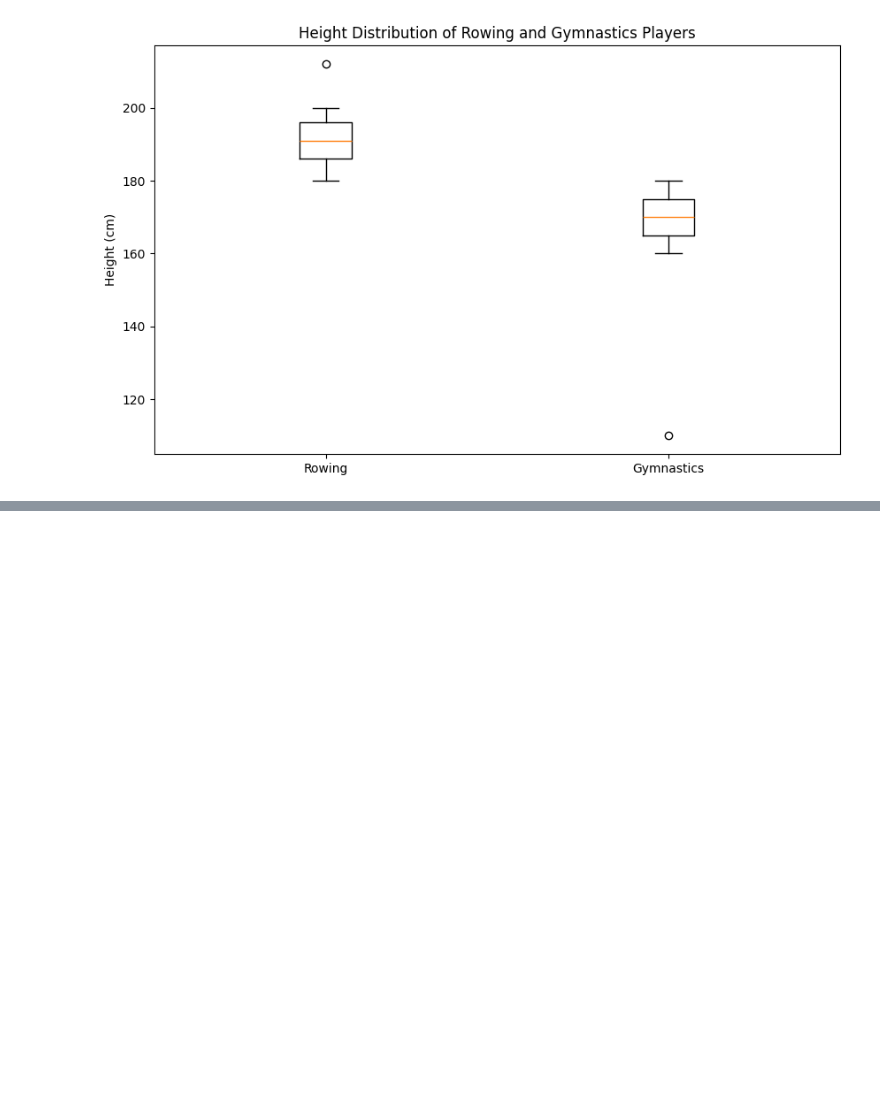
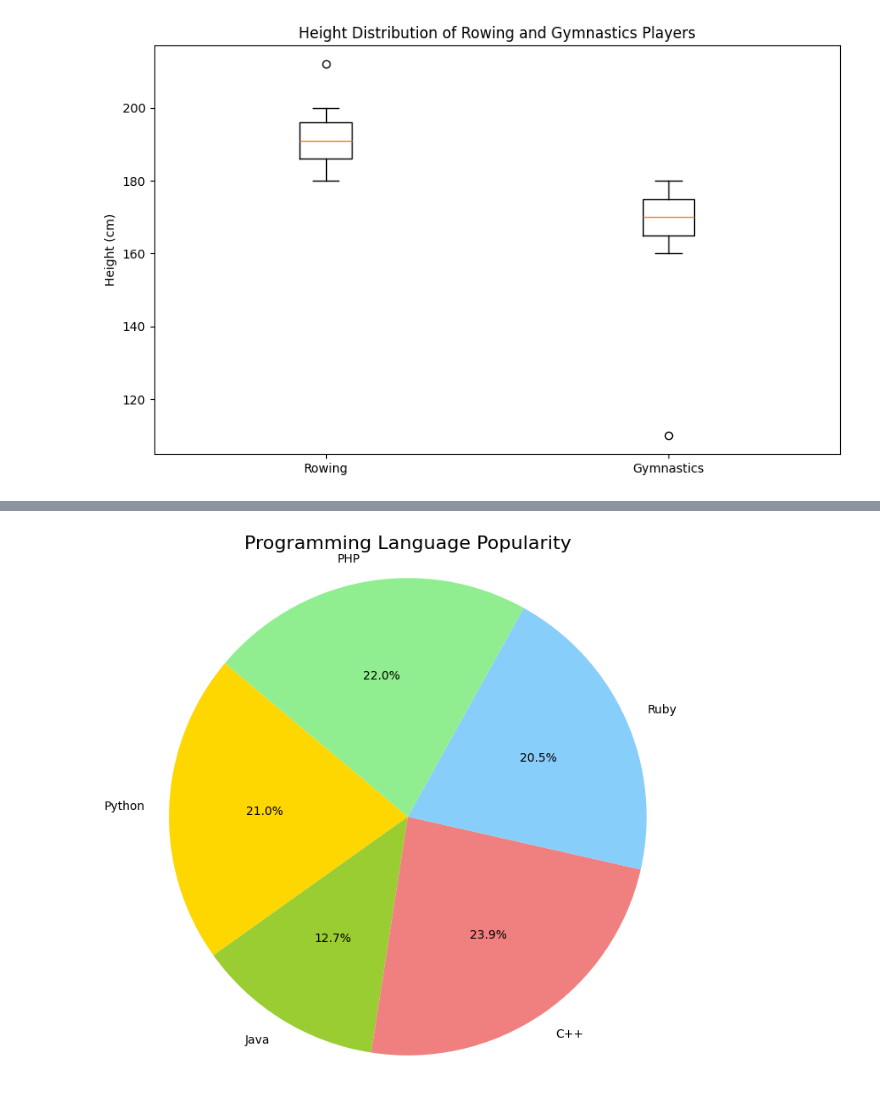
Before and after one commit to cruvss/2D-Data-Visualization, a Jupyter notebook: notebook.ipynb, the cells around one changed output, grey strips where cells are left out. Drawn from its saved outputs; the diff is of its cells as text; code cells hidden in the pictures; blank space fills up the shorter version.

Commit message:
add pie chart

```diff
--- a/notebook.ipynb
+++ b/notebook.ipynb
@@ -286,0 +311,20 @@ plt.show()
+# %%
+import matplotlib.pyplot as plt
+import numpy as np
+
+# Data for pie chart
+labels = ['Python', 'Java', 'C++', 'Ruby', 'PHP']
+sizes = [215, 130, 245, 210, 225]
+colors = ['gold', 'yellowgreen', 'lightcoral', 'lightskyblue', 'lightgreen']
+
+fig, ax = plt.subplots(figsize=(8, 8))
+
+ax.pie(sizes, labels=labels, colors=colors, autopct='%1.1f%%', startangle=140)
+
+ax.axis('equal')
+
+plt.title('Programming Language Popularity', fontsize=16)
+
+plt.show()
+# %% [output]
+[figure, added]
```
Also changed, not shown: parts of 4 cells of this notebook.
